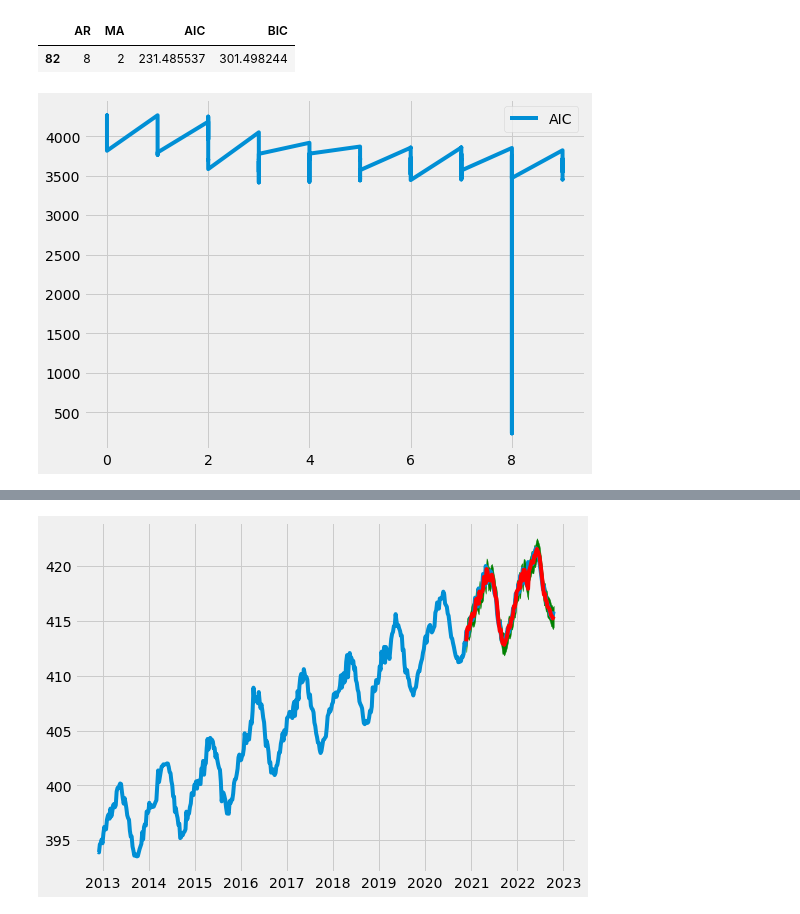
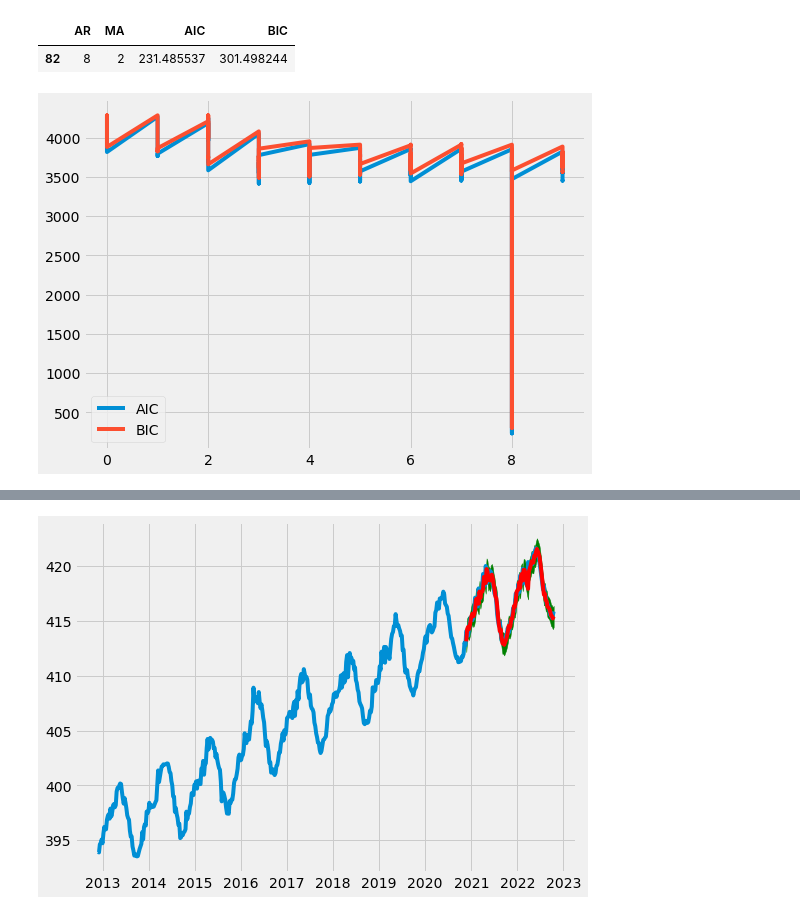
Before and after one commit to uzoma-iloanugo/CO2-Emission---Time-Series-Analysis, a Jupyter notebook: co2_emission.ipynb, the cells around one changed output, grey strips where cells are left out. Cells and saved outputs as stored; diff of their text form; code cells hidden in the pictures.

Commit message:
Added the BIC plot to the decision plot.

```diff
--- a/co2_emission.ipynb
+++ b/co2_emission.ipynb
@@ -299,12 +299,13 @@ criteria_df[criteria_df["AIC"]==min_aic]
 # %%
 #Plot the AIC: We obeserve a substantial drop in AIC at AR(*)
 
 rcParams['figure.figsize'] = 8, 6
 plt.plot(criteria_df['AR'], criteria_df['AIC'])
-plt.legend(["AIC"])
+plt.plot(criteria_df['AR'], criteria_df['BIC'])
+plt.legend(["AIC", "BIC"])
 plt.show()
 # %% [output]
-[figure, old version]
+[figure, new version]
 # %%
 model = ARIMA(co2_st, order = (1, 0, 1))
 res = model.fit()
```
Also changed, not shown: parts of 2 cells of this notebook.
